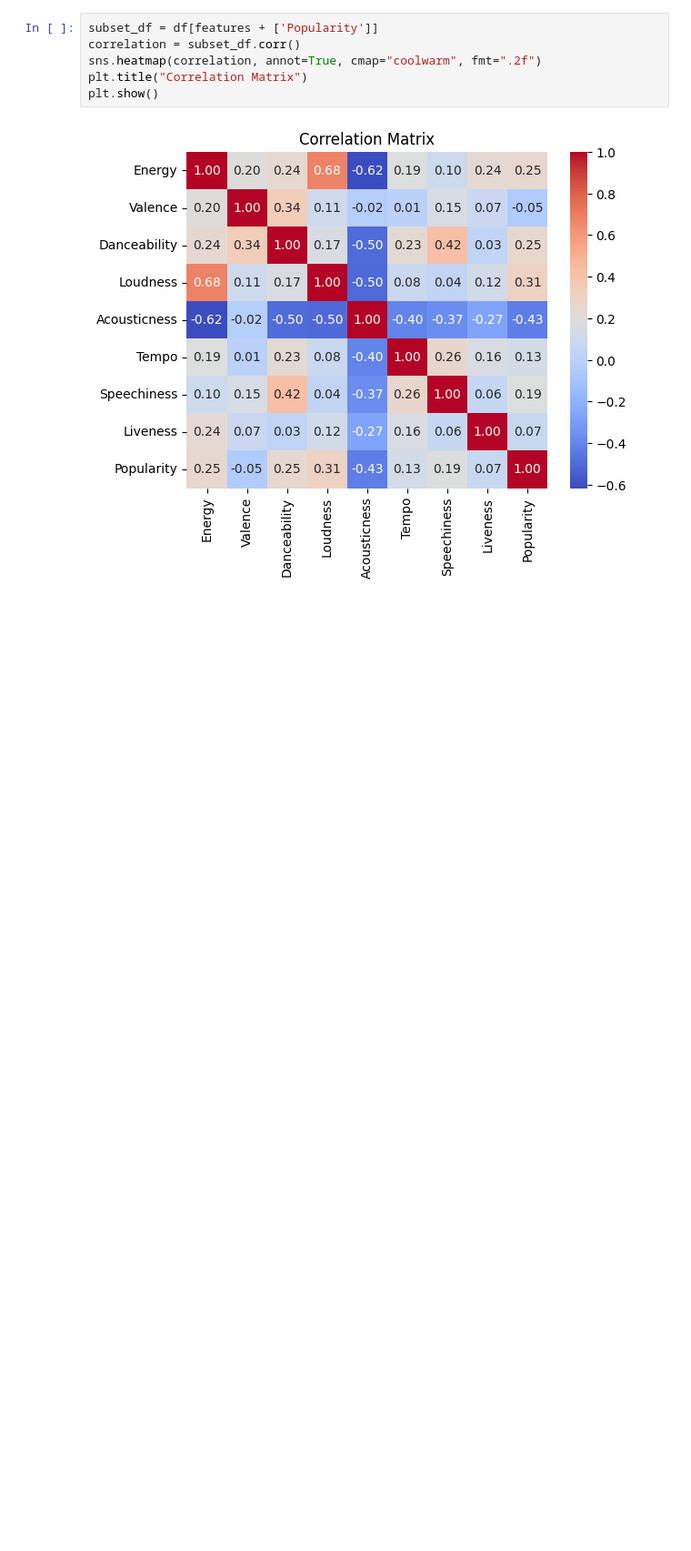
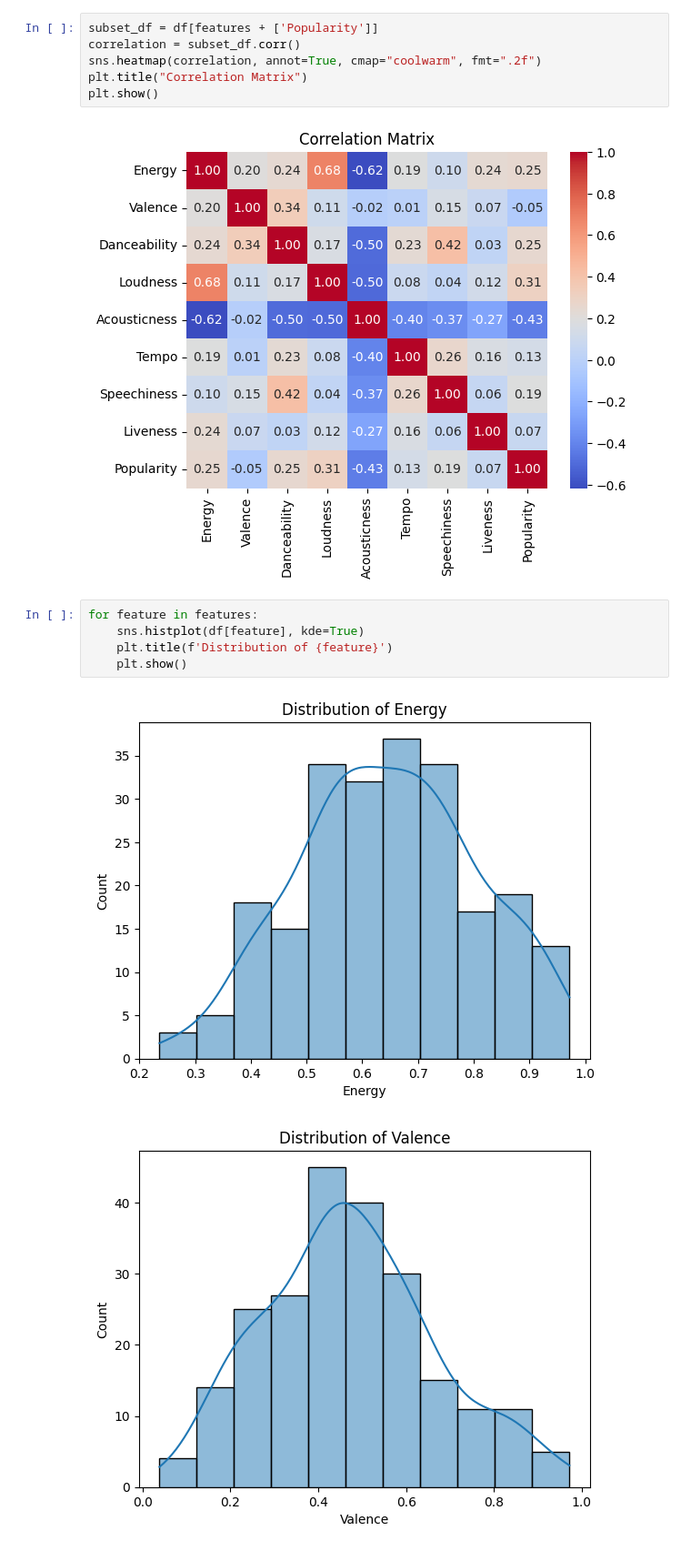
Before and after one commit to martharegina/machine-learning, a Jupyter notebook: music_popularity.ipynb, the cells around one changed output. Shown: that part at 91% size. Drawn from its saved outputs; the diff is of its cells as text; blank space fills up the shorter version.

```diff
--- a/music_popularity.ipynb
+++ b/music_popularity.ipynb
@@ -69,3 +73,11 @@ plt.title("Correlation Matrix")
 plt.show()
 # %% [output]
 [figure]
+# %%
+for feature in features:
+    sns.histplot(df[feature], kde=True)
+    plt.title(f'Distribution of {feature}')
+    plt.show()
+# %% [output]
+[figure, added]
+[figure, added]
```
Also changed, not shown: parts of 9 cells of this notebook.
